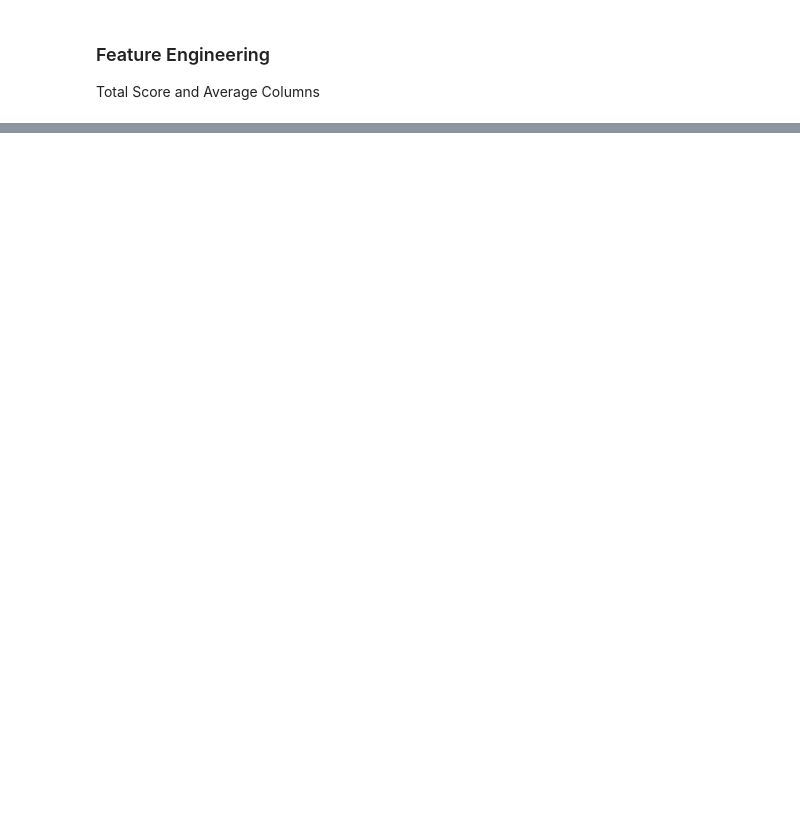
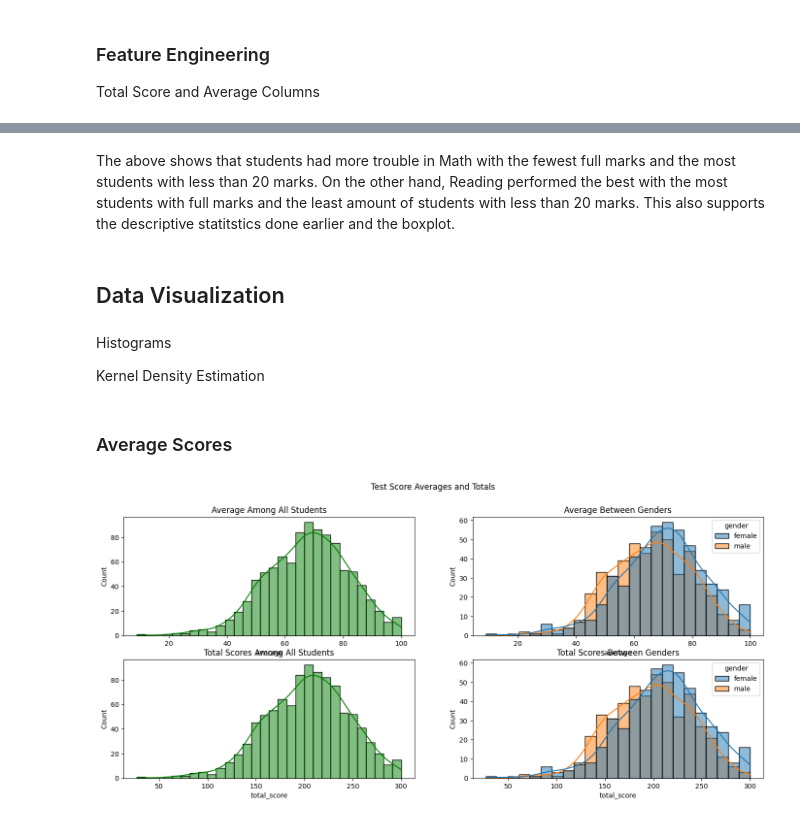
Before and after one commit to mgabaya/End-to-End_ML, a Jupyter notebook: notebook/EDA.ipynb, the cells around one changed output, grey strips where cells are left out. Drawn from its saved outputs; the diff is of its cells as text; code cells hidden in the pictures; blank space fills up the shorter version.

Commit message:
Data vis updates
histograms and pie plots

```diff
--- a/notebook/EDA.ipynb
+++ b/notebook/EDA.ipynb
@@ -233,0 +287,30 @@ students.head()
+# %% [markdown]
+The above shows that students had more trouble in Math with the fewest full marks and the most students with less than 20 marks. On the other hand, Reading performed the best with the most students with full marks and the least amount of students with less than 20 marks. This also supports the descriptive statitstics done earlier and the boxplot.
+# %% [markdown]
+## Data Visualization
+# %% [markdown]
+Histograms
+
+Kernel Density Estimation
+# %% [markdown]
+### Average Scores
+# %%
+fig, axs = plt.subplots(2, 2, figsize=(17,7))
+plt.subplot(221)
+sns.histplot(data=students, x='average', bins=30, kde=True, color='g')
+plt.title('Average Among All Students')
+plt.subplot(222)
+sns.histplot(data=students, x='average', kde=True, hue='gender')
+plt.title('Average Between Genders')
+
+plt.subplot(223)
+sns.histplot(data=students, x='total_score', bins=30, kde=True, color='g')
+plt.title('Total Scores Among All Students')
+plt.subplot(224)
+sns.histplot(data=students, x='total_score', kde=True, hue='gender')
+plt.title('Total Scores Between Genders')
+
+plt.suptitle('Test Score Averages and Totals')
+plt.show()
+# %% [output]
+[figure, added]
```
Also changed, not shown: parts of 30 cells of this notebook.
